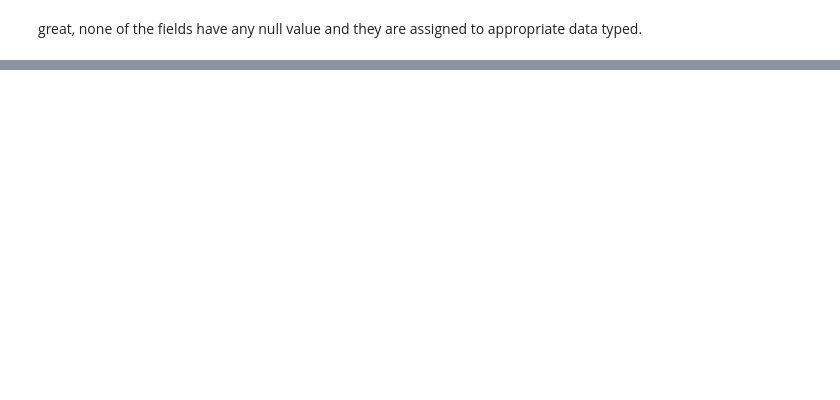
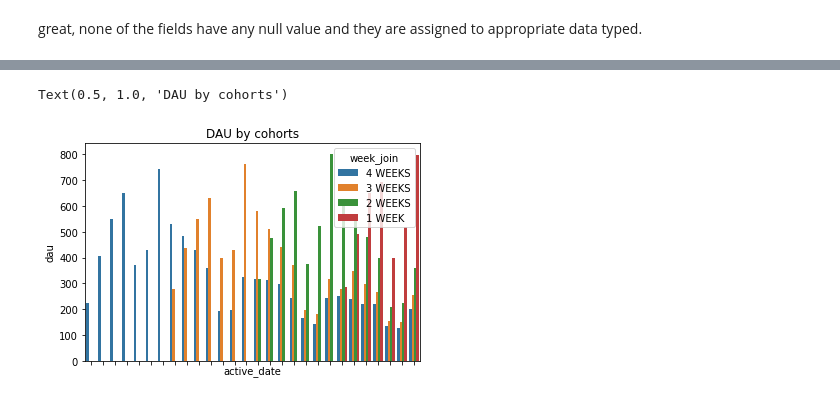
Before and after one commit to mbo0000/Personal-Projects, a Jupyter notebook: StackoverflowAnalysis/stack_stickiness.ipynb, the cells around one changed output, grey strips where cells are left out. Cells and saved outputs as stored; diff of their text form; code cells hidden in the pictures; blank space fills up the shorter version.

```diff
--- a/StackoverflowAnalysis/stack_stickiness.ipynb
+++ b/StackoverflowAnalysis/stack_stickiness.ipynb
@@ -335,0 +292,38 @@ result
+# %%
+# exclude 5+ week to narrow down churn rate
+
+query = """
+        WITH cohort AS
+        (
+            SELECT
+                active_date,
+                owner_user_id,
+                CASE
+                    WHEN DATE_DIFF(DATE '2019-09-30', DATE(creation_date), DAY) BETWEEN 0 AND 7 THEN "1 WEEK"
+                    WHEN DATE_DIFF(DATE '2019-09-30', DATE(creation_date), DAY) BETWEEN 8 AND 14 THEN "2 WEEKS"
+                    WHEN DATE_DIFF(DATE '2019-09-30', DATE(creation_date), DAY) BETWEEN 15 AND 21 THEN "3 WEEKS"
+                    WHEN DATE_DIFF(DATE '2019-09-30', DATE(creation_date), DAY) BETWEEN 22 AND 28 THEN "4 WEEKS"
+                    WHEN DATE_DIFF(DATE '2019-09-30', DATE(creation_date), DAY) > 28 THEN "5+ WEEKS"
+                END AS week_join
+            FROM `portfolio-331917.stored_views.active_users` AS a
+                JOIN `bigquery-public-data.stackoverflow.users` AS u
+                ON a.owner_user_id = u.id
+            WHERE
+                active_date BETWEEN DATE '2019-09-01' AND  DATE '2019-09-30'
+                AND active_date > DATE(creation_date)
+            ORDER BY 1
+        )
+
+        SELECT
+            active_date,
+            week_join,
+            COUNT(DISTINCT owner_user_id) AS dau
+        FROM cohort
+        GROUP BY 1,2
+        HAVING
+            NOT week_join LIKE '5+%'
+        ORDER BY 1,2 DESC
+        """
+
+result = getQueryAsDF(query)
+result
@@ -335,0 +344,7 @@ result
+# %%
+sns.barplot(data = result, x = 'active_date', y = 'dau', hue = "week_join")
+plt.tick_params(labelbottom = False)
+plt.title("DAU by cohorts")
+# %% [output]
+Text(0.5, 1.0, 'DAU by cohorts')
+[figure, added]
```
Also changed, not shown: parts of 17 cells of this notebook, 1 other file.
